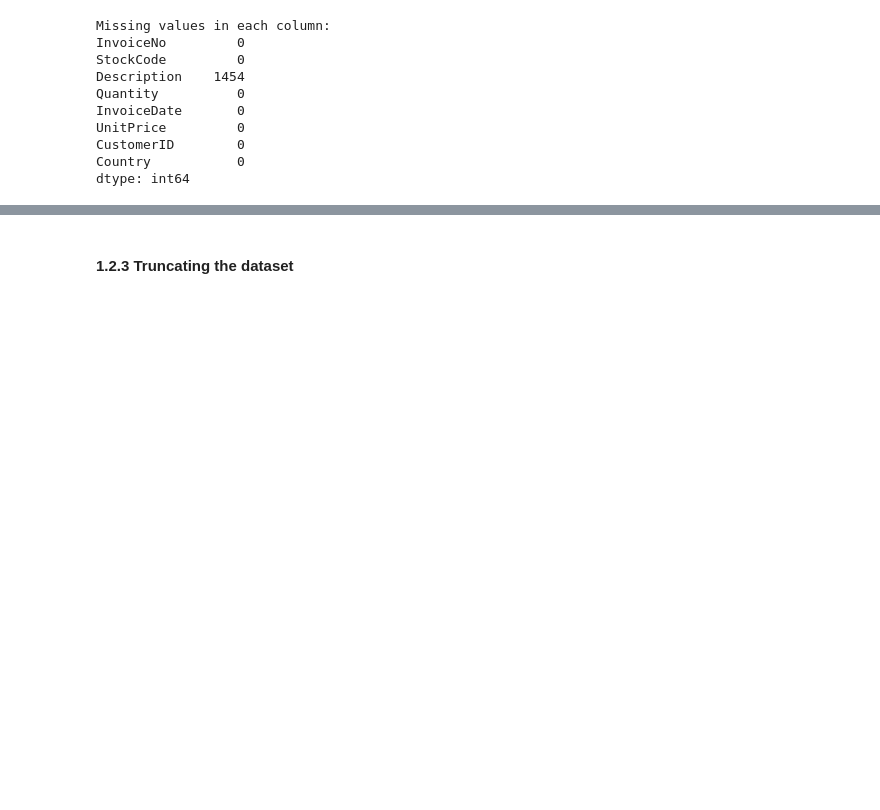
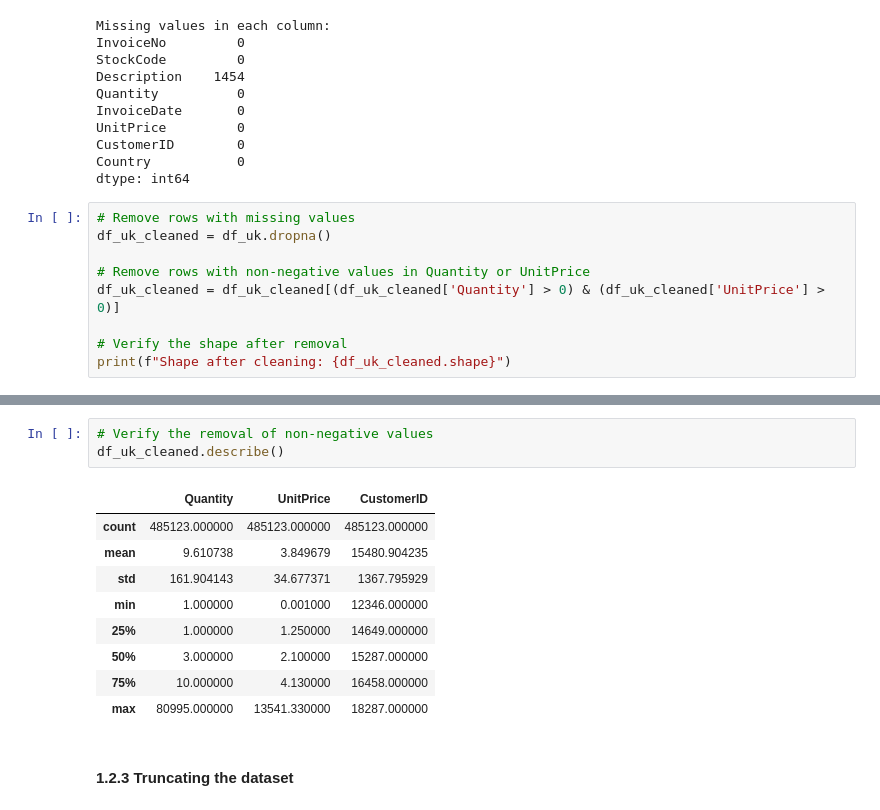
Before and after one commit to Tee-DataA/Online_Retail_Sales_Analysis, a Jupyter notebook: jupyter_notebooks/Notebook_Template.ipynb, the cells around one changed output, grey strips where cells are left out. Drawn from its saved outputs; the diff is of its cells as text; blank space fills up the shorter version.

```diff
--- a/jupyter_notebooks/Notebook_Template.ipynb
+++ b/jupyter_notebooks/Notebook_Template.ipynb
@@ -285,3 +285,12 @@ UnitPrice         0
 CustomerID        0
 Country           0
 dtype: int64
+# %%
+# Remove rows with missing values
+df_uk_cleaned = df_uk.dropna()
+
+# Remove rows with non-negative values in Quantity or UnitPrice
+df_uk_cleaned = df_uk_cleaned[(df_uk_cleaned['Quantity'] > 0) & (df_uk_cleaned['UnitPrice'] > 0)]
+
+# Verify the shape after removal
+print(f"Shape after cleaning: {df_uk_cleaned.shape}")
@@ -288,3 +314,16 @@ dtype: int64
+# %%
+# Verify the removal of non-negative values
+df_uk_cleaned.describe()
+# %% [output]
+|  | Quantity | UnitPrice | CustomerID |
+| count | 485123.000000 | 485123.000000 | 485123.000000 |
+| mean | 9.610738 | 3.849679 | 15480.904235 |
+| std | 161.904143 | 34.677371 | 1367.795929 |
+| min | 1.000000 | 0.001000 | 12346.000000 |
+| 25% | 1.000000 | 1.250000 | 14649.000000 |
+| 50% | 3.000000 | 2.100000 | 15287.000000 |
+| 75% | 10.000000 | 4.130000 | 16458.000000 |
+| max | 80995.000000 | 13541.330000 | 18287.000000 |
 # %% [markdown]
 #### 1.2.3 Truncating the dataset
 # %% [markdown]
```
Also changed, not shown: parts of 12 cells of this notebook.
